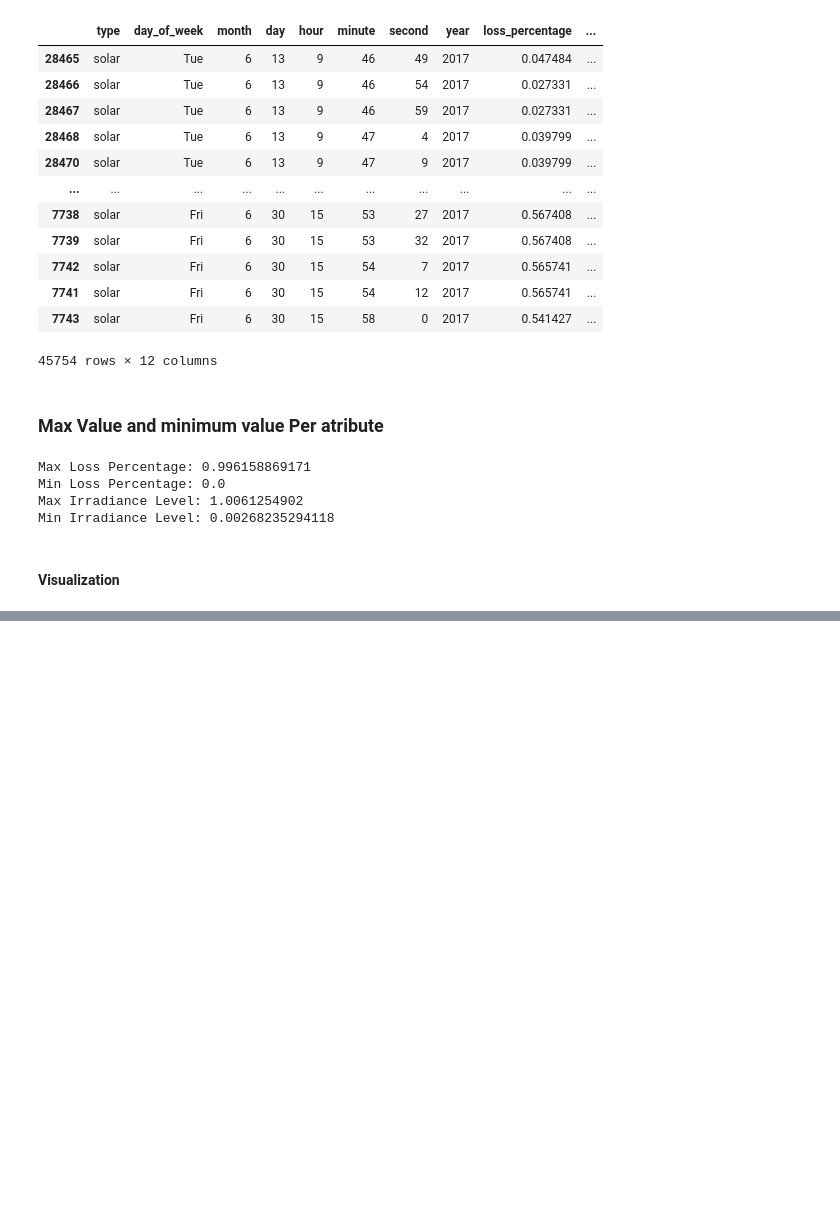
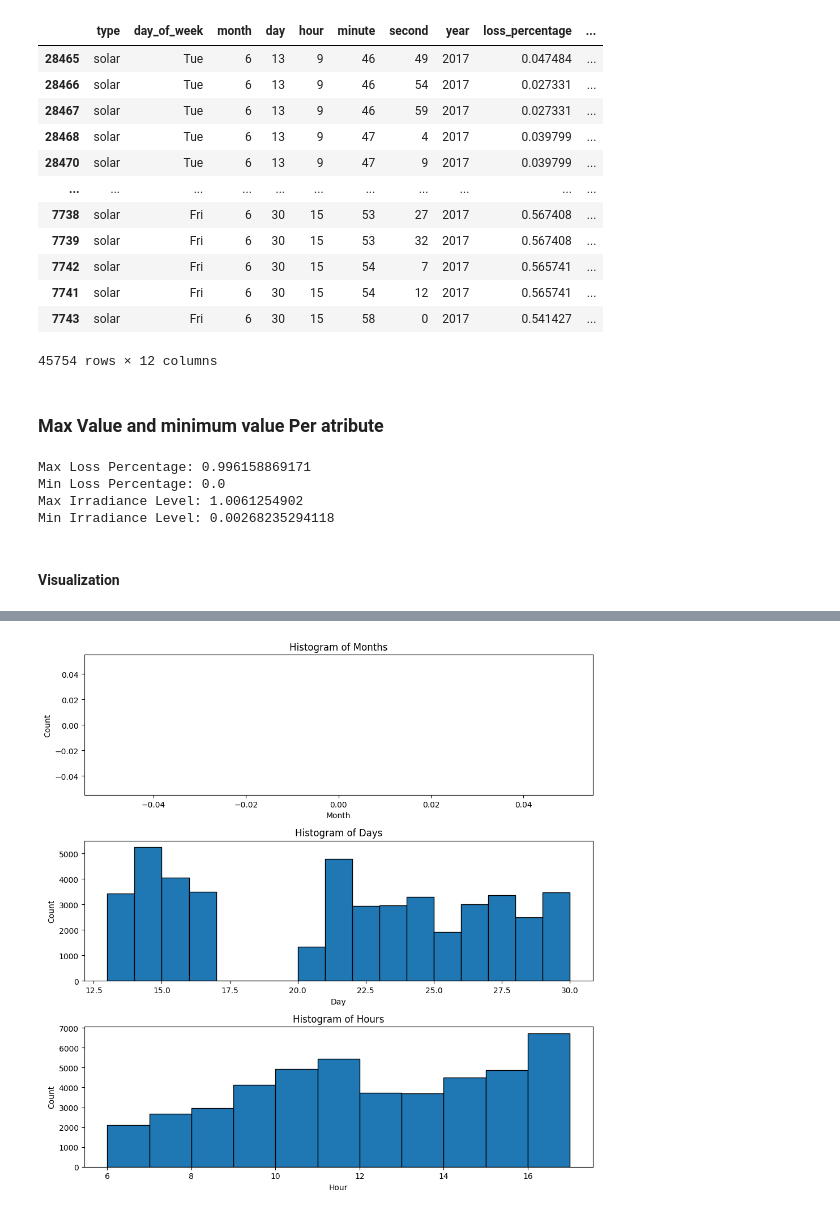
Before and after one commit to tomasrodriguesf1/CV-Project, a Jupyter notebook: EDA.ipynb, the cells around one changed output, grey strips where cells are left out. Drawn from its saved outputs; the diff is of its cells as text; code cells hidden in the pictures; blank space fills up the shorter version.

```diff
--- a/EDA.ipynb
+++ b/EDA.ipynb
@@ -192,0 +211,31 @@ TypeError: unsupported operand type(s) for -: 'str' and 'str'
+# %%
+# Set the bin width for month, day, and hour
+month_bin_width = 1
+day_bin_width = 1
+hour_bin_width = 1
+
+# Create histograms for month, day, and hour
+fig, axes = plt.subplots(nrows=3, ncols=1, figsize=(10, 10))
+
+# Month histogram
+axes[0].hist(df['month'], bins=np.arange(df['month'].min(), df['month'].max() + month_bin_width, month_bin_width), edgecolor='black')
+axes[0].set_title('Histogram of Months')
+axes[0].set_xlabel('Month')
+axes[0].set_ylabel('Count')
+
+# Day histogram
+axes[1].hist(df['day'], bins=np.arange(df['day'].min(), df['day'].max() + day_bin_width, day_bin_width), edgecolor='black')
+axes[1].set_title('Histogram of Days')
+axes[1].set_xlabel('Day')
+axes[1].set_ylabel('Count')
+
+# Hour histogram
+axes[2].hist(df['hour'], bins=np.arange(df['hour'].min(), df['hour'].max() + hour_bin_width, hour_bin_width), edgecolor='black')
+axes[2].set_title('Histogram of Hours')
+axes[2].set_xlabel('Hour')
+axes[2].set_ylabel('Count')
+
+plt.tight_layout()
+plt.show()
+# %% [output]
+[figure, added]
```
Also changed, not shown: parts of 7 cells of this notebook.
